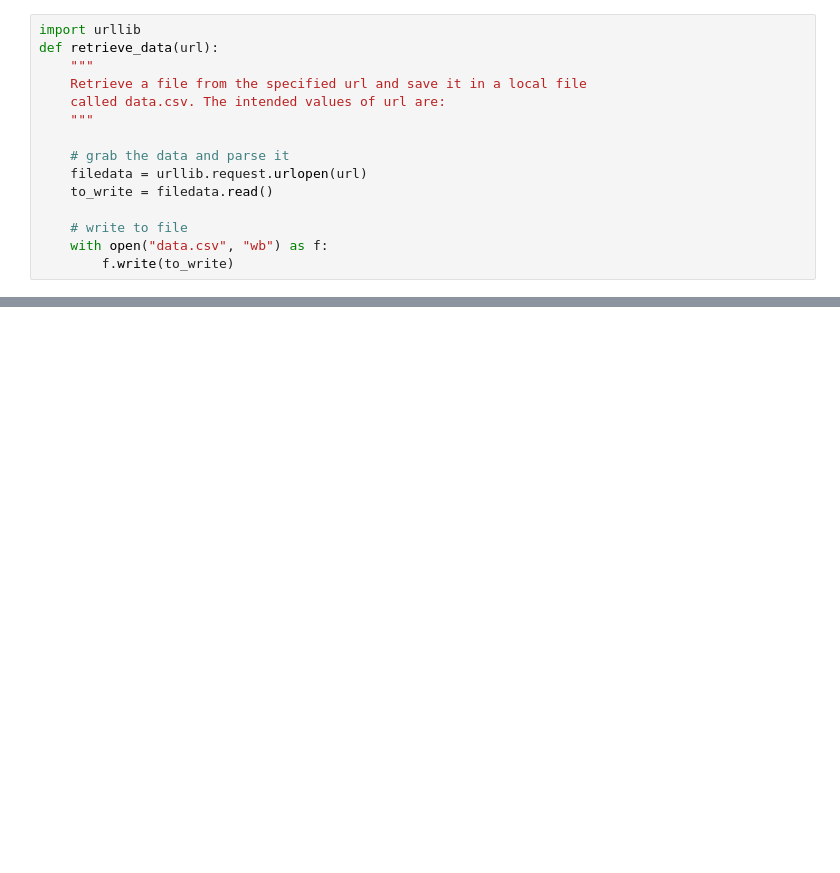
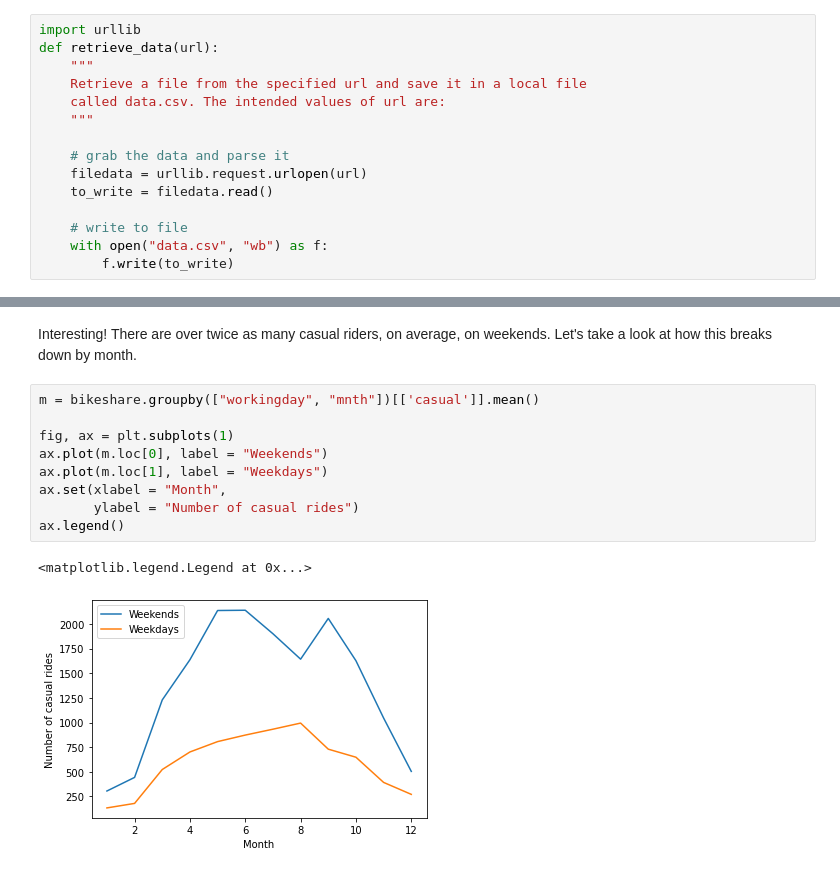
Before and after one commit to PhilChodrow/PIC16A, a Jupyter notebook: content/ML/bikeshare.ipynb, the cells around one changed output, grey strips where cells are left out. Drawn from its saved outputs; the diff is of its cells as text; blank space fills up the shorter version.

```diff
--- a/content/ML/bikeshare.ipynb
+++ b/content/ML/bikeshare.ipynb
@@ -38,0 +86,14 @@ bikeshare
+# %% [markdown]
+Interesting! There are over twice as many casual riders, on average, on weekends. Let's take a look at how this breaks down by month.
+# %%
+m = bikeshare.groupby(["workingday", "mnth"])[['casual']].mean()
+
+fig, ax = plt.subplots(1)
+ax.plot(m.loc[0], label = "Weekends")
+ax.plot(m.loc[1], label = "Weekdays")
+ax.set(xlabel = "Month",
+       ylabel = "Number of casual rides")
+ax.legend()
+# %% [output]
+<matplotlib.legend.Legend at 0x...>
+[figure, added]
```
Also changed, not shown: parts of 29 cells of this notebook, 2 other files.
